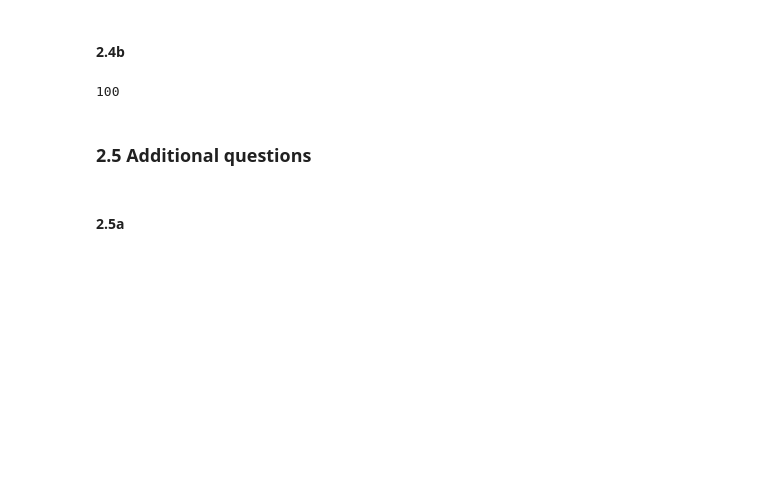
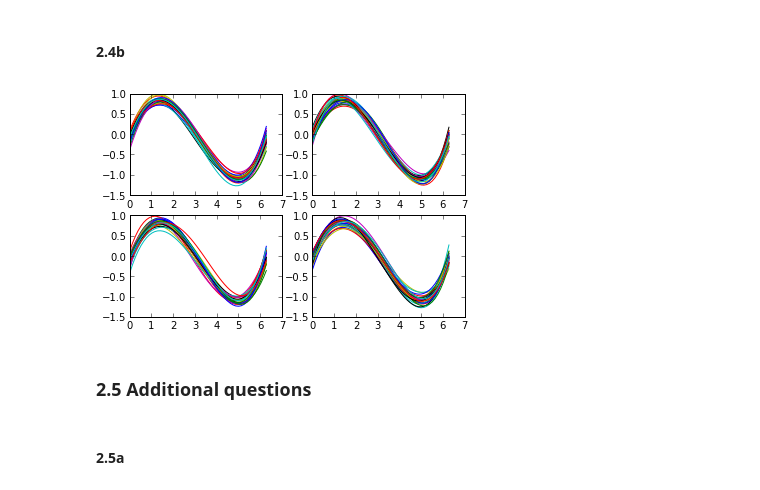
Before and after one commit to jaivalis/MLPR-Labs, a Jupyter notebook: Lab1Solutions.ipynb, the cells around one changed output. Cells and saved outputs as stored; diff of their text form; code cells hidden in the pictures; blank space fills up the shorter version.

```diff
--- a/Lab1Solutions.ipynb
+++ b/Lab1Solutions.ipynb
@@ -446,13 +446,31 @@ plot_Bayesian_predictive_distribution(x, t, m_n, s_n)
 # %% [markdown]
 #### 2.4b
-# %%
-def draw_samples(N=100) :
-    print N
-
-
-draw_samples()
-# %% [output]
-100
+# %%
+def plot2():
+    xrang = linspace(0, 2*pi)
+
+    fig = plt.figure()
+    subplot = 1
+    for i in range(1, 101):
+        fig.add_subplot(2, 2, subplot)
+        toy_data = gen_sinusoidal2(7)
+        x = toy_data[0]
+        t = toy_data[1]
+
+        snmn = fit_polynomial_bayes(x, t, 5, 0.5, 1/(0.2)**2)
+        m_n = snmn[0]
+        s_n = snmn[1]
+
+        #print type(m_n)
+        pol = np.polynomial.Polynomial(m_n.reshape(1, m_n.shape[0])[0])
+
+        plt.plot (xrang, pol(xrang))
+        if ( i % 25 == 0):
+            subplot = subplot + 1
+
+plot2()
+# %% [output]
+[figure, added]
 # %% [markdown]
 ### 2.5 Additional questions
 # %% [markdown]
```
Also changed, not shown: parts of 2 cells of this notebook.
